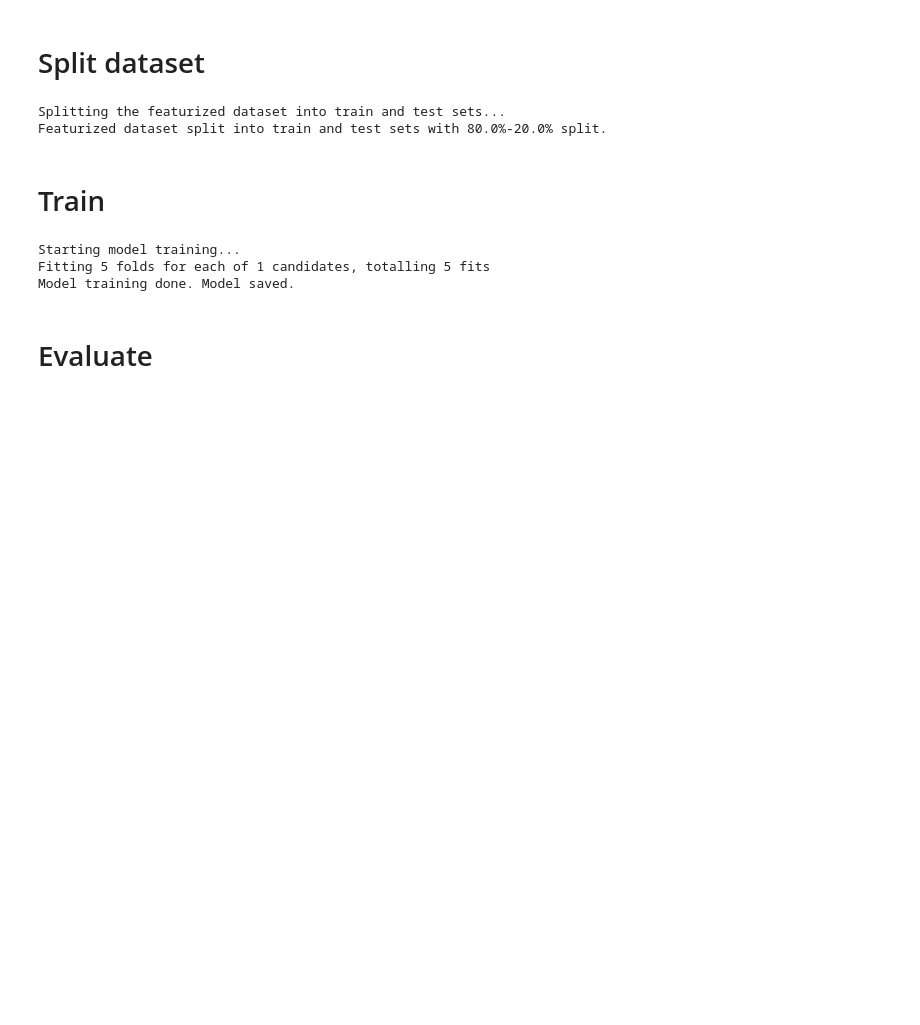
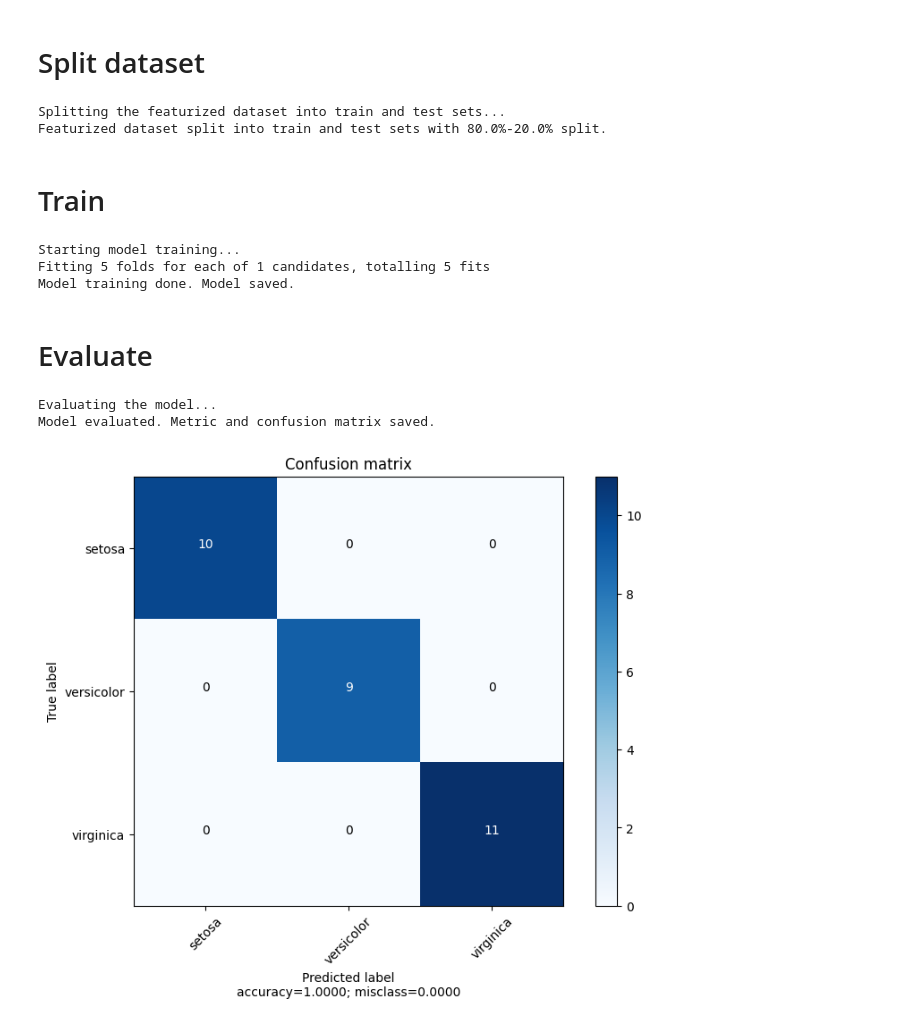
Before and after one commit to jay54559/Data-Version-Control, a Jupyter notebook: course_ds_base/notebooks/step-4-ml-pipeline.ipynb, the cells around one changed output. Saved outputs shown, nothing was run; the diff lists cells and outputs as text; code cells hidden in the pictures; blank space fills up the shorter version.

```diff
--- a/course_ds_base/notebooks/step-4-ml-pipeline.ipynb
+++ b/course_ds_base/notebooks/step-4-ml-pipeline.ipynb
@@ -79,0 +48,8 @@ cm_plot.savefig(config["reports"]["confusion_matrix_image"])
+# %%
+from src.stages.evaluate import evaluate_model
+
+evaluate_model(config_path = "params.yaml")
+# %% [output]
+Evaluating the model...
+Model evaluated. Metric and confusion matrix saved.
+[figure, added]
```
Also changed, not shown: parts of 7 cells of this notebook, 6 other files.
